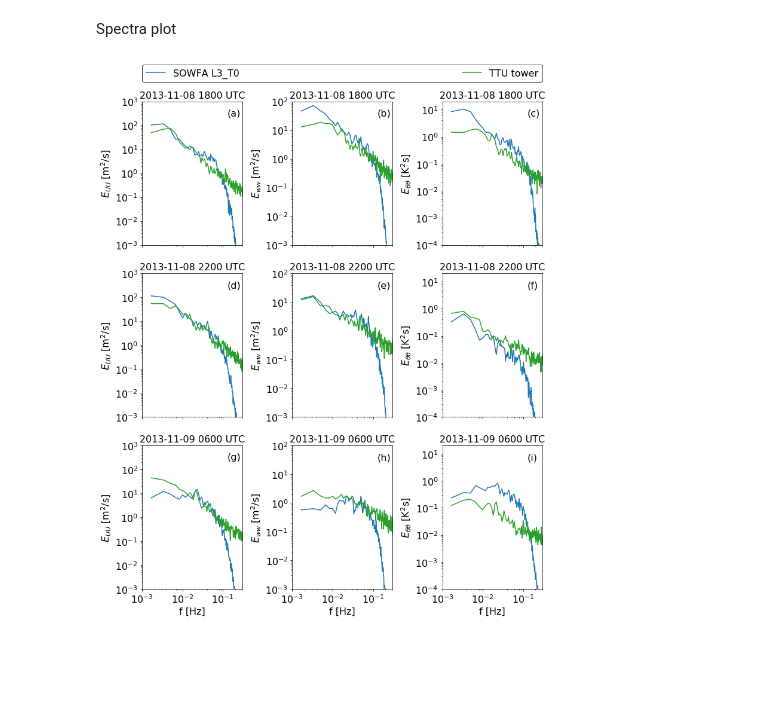
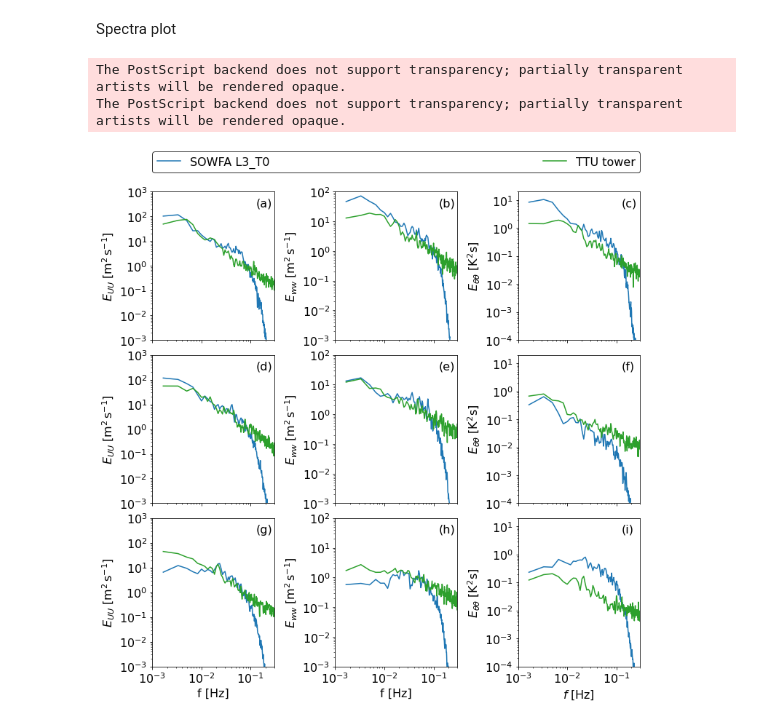
Before and after one commit to a2e-mmc/assessment, a Jupyter notebook: studies/budget_components_coupling/plot_microscale_case.ipynb, the cells around one changed output. Drawn from its saved outputs; the diff is of its cells as text; code cells hidden in the pictures; blank space fills up the shorter version.

```diff
--- a/studies/budget_components_coupling/plot_microscale_case.ipynb
+++ b/studies/budget_components_coupling/plot_microscale_case.ipynb
@@ -141,12 +154,14 @@ Wall time: 7.94 s
 ## 3. Plot results
 # %% [markdown]
 Time-height contour plot
+# %%
+axi = ax[0,0]
 # %%
 fig,ax,cbar = plot_timeheight(
     datasets=micro_pavg_10min,
     fields = ['wspd','wdir','thetav','TKE'],
     fieldlimits={'wspd': (0,22), 'wdir': (180,300), 'theta': (280,310), 'TKE': (0,3.5)},
-    fieldlabels={'wspd': 'S [m/s]', 'wdir': r'D [$^\circ$]','thetav':r'$\theta$ [K]'},
+    fieldlabels={'wspd': 'S [m s$^{-1}$]', 'wdir': r'D [$^\circ$]','thetav':r'$\theta$ [K]','TKE':'TKE [m$^2\,$s$^{-2}$]'},
     timelimits=('2013-11-08 12:00:00','2013-11-09 12:00:00'),
     # Set custom colorschemes
     colorschemes={'wspd': 'viridis', 'wdir': 'viridis', 'thetav': 'magma', 'TKE': 'magma'},
@@ -163,8 +178,11 @@ fig.subplots_adjust(wspace=0.4)
 # Adjust xaxis tick locations
 ax[0,0].xaxis.set_minor_locator(mpl.dates.HourLocator(byhour=range(24),interval=6))
 ax[0,0].xaxis.set_minor_formatter(mdates.DateFormatter('%H'))
-ax[0,0].xaxis.set_major_locator(mpl.dates.AutoDateLocator(minticks=2,maxticks=3))
-ax[0,0].xaxis.set_major_formatter(mdates.DateFormatter('\n%m-%d'))
+# ax[0,0].xaxis.set_major_locator(mpl.dates.AutoDateLocator(minticks=2,maxticks=3))
+# ax[0,0].xaxis.set_major_formatter(mdates.DateFormatter('\n%m-%d'))
+
+# Hide dates
+ax[0,0].set_xticks([])
 
 #Move xs tick down slightly to avoid overlap with y ticks
 for axi in np.asarray(ax[-1,:]).ravel():
@@ -238,7 +255,7 @@ fig,ax = plot_profile(
     # Stack results by dataset instead of times
     stack_by_datasets=True,
     # Field labels
-    fieldlabels={'wspd':'S [m/s]','wdir':r'D [$^\circ$]','thetav':r'$\theta$ [K]'},
+    fieldlabels={'wspd':'S [m s$^{-1}$]','wdir':r'D [$^\circ$]','thetav':r'$\theta$ [K]','TKE':'TKE [m$^2\,$s$^{-2}$]'},
     # Change field order to have different fields correspond to different columns instead of rows
     fieldorder='F',
     # Label subplots
@@ -263,9 +280,11 @@ ax[2,2].set_xlim([287.5,307.5])
 # Set TKE limits
 ax[2,3].set_xlim([0,1])
 
-#Move xs tick down slightly to avoid overlap with y ticks
 for axi in np.asarray(ax).ravel():
+    # Move xs tick down slightly to avoid overlap with y ticks
     axi.tick_params(axis='x', pad=5)
+    # Hide date
+    axi.set_title('')
 
 #Place legend at the top
 ax[0,-1].get_legend().remove()
@@ -321,8 +342,8 @@ Spectra plot
 # leg.get_frame().set_edgecolor('k')
 # %%
 # Plot with time in rows
-fig,ax = plt.subplots(3,3,sharex=True,figsize=(12,15))
-fig.subplots_adjust(wspace=0.5)
+fig,ax = plt.subplots(3,3,sharex=True,figsize=(12,12))
+fig.subplots_adjust(wspace=0.5,hspace=0.1)
 fig,ax = plot_spectrum(
     datasets={'SOWFA L3_T0':micro_prob_fspec,'TTU tower':tower_fspec},
     height=zhub,
@@ -337,37 +358,39 @@ fig,ax = plot_spectrum(
 
 # Transpose back
 ax = ax.T
 
 # Set x axis labels
 ax[0,2].set_xlabel('')
 ax[1,2].set_xlabel('')
 ax[2,0].set_xlabel('f [Hz]')
 ax[2,1].set_xlabel('f [Hz]')
 
 # Set y axis labels
-ax[1,0].set_ylabel(r'$E_{UU}\;[\mathrm{m^2/s}]$')
-ax[1,1].set_ylabel(r'$E_{ww}\;[\mathrm{m^2/s}]$')
-ax[1,2].set_ylabel(r'$E_{\theta\theta}\;[\mathrm{K^2s}]$')
-ax[2,0].set_ylabel(r'$E_{UU}\;[\mathrm{m^2/s}]$')
-ax[2,1].set_ylabel(r'$E_{ww}\;[\mathrm{m^2/s}]$')
-ax[2,2].set_ylabel(r'$E_{\theta\theta}\;[\mathrm{K^2s}]$')
+for irow in range(3):
+    ax[irow,0].set_ylabel(r'$E_{UU}\;[\mathrm{m^2\,s^{-1}}]$')
+    ax[irow,1].set_ylabel(r'$E_{ww}\;[\mathrm{m^2\,s^{-1}}]$')
+    ax[irow,2].set_ylabel(r'$E_{\theta\theta}\;[\mathrm{K^2s}]$')
 
 for i,axi in enumerate(np.asarray(ax).ravel()):
     axi.text(.85,.9,'('+chr(i+97)+')',transform=axi.transAxes,size=16)
+    # Hide date
+    axi.set_title('')
 
 #Place legend at the top
 handles, labels = ax[-1,0].get_legend_handles_labels()
 ax[-1,0].get_legend().remove()
 
 leg = fig.legend(handles, labels, loc = 'lower left', bbox_to_anchor = (.125,.91,.775,0.0),
          borderaxespad=0,ncol=2,fontsize=16,
          bbox_transform = plt.gcf().transFigure,mode='expand')
 leg.get_frame().set_edgecolor('k')
 
 #Save figure
 figname = 'w0L0_spectra'
 plt.savefig(os.path.join(figuredir,figname+'.png'),bbox_inches='tight')
 plt.savefig(os.path.join(figuredir,figname+'.eps'),bbox_inches='tight')
 plt.savefig(os.path.join(figuredir,figname+'.pdf'),bbox_inches='tight')
 # %% [output]
+The PostScript backend does not support transparency; partially transparent artists will be rendered opaque.
+The PostScript backend does not support transparency; partially transparent artists will be rendered opaque.
-[figure, old version]
+[figure, new version]
```
Also changed, not shown: parts of 10 cells of this notebook, 1 other file.
